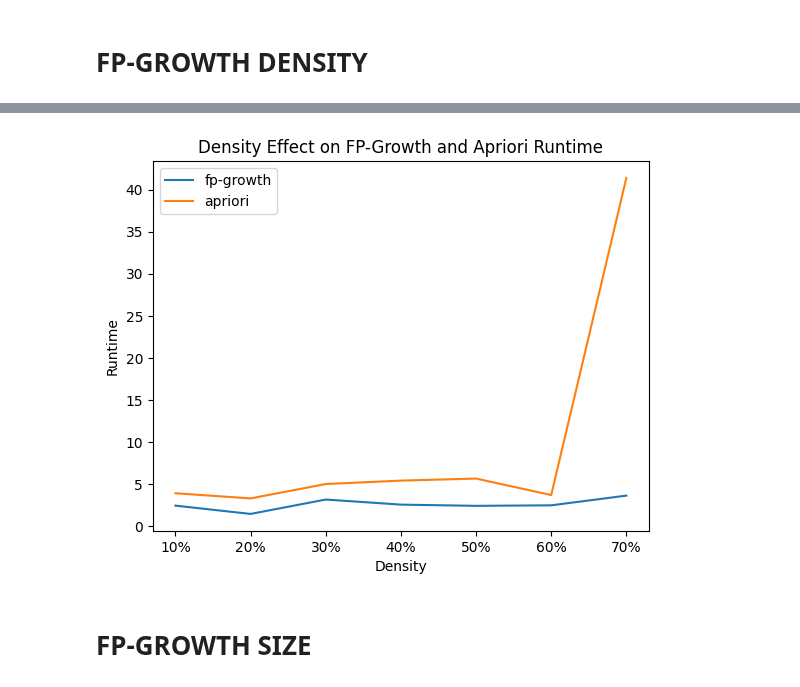
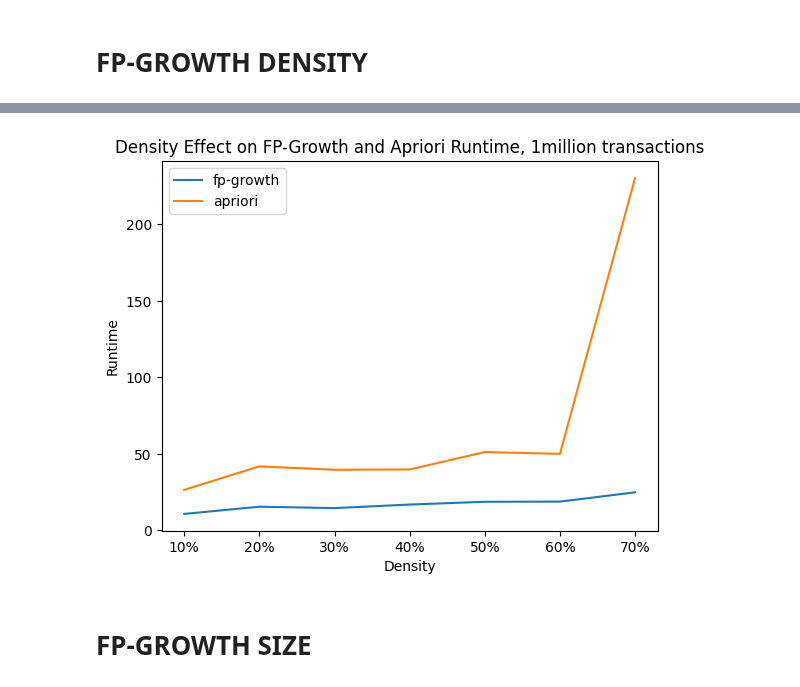
Before and after one commit to NicoloAvesani/Finding-Frequent-Itemsets-, a Jupyter notebook: MINING_PROJECT_APRIORI_ECLAT_FPGROWTH.ipynb, the cells around one changed output, grey strips where cells are left out. Cells and saved outputs as stored; diff of their text form; code cells hidden in the pictures.

```diff
--- a/MINING_PROJECT_APRIORI_ECLAT_FPGROWTH.ipynb
+++ b/MINING_PROJECT_APRIORI_ECLAT_FPGROWTH.ipynb
@@ -163,25 +170,25 @@ lenght new_array 19 = 17
 lenght new_array 20 = 4
 # %%
 size_dataset = [
-    '0.5_tsz10_tct100.0k.txt',
-    '0.5_tsz20_tct100.0k.txt',
-    '0.5_tsz30_tct100.0k.txt',
-    '0.5_tsz40_tct100.0k.txt',
-    '0.5_tsz50_tct100.0k.txt',
-    '0.5_tsz60_tct100.0k.txt',
-    '0.5_tsz70_tct100.0k.txt',
-    '0.5_tsz80_tct100.0k.txt',
-    '0.5_tsz90_tct100.0k.txt',
+    '0.5_tsz10_tct1.0m.txt',
+    '0.5_tsz20_tct1.0m.txt',
+    '0.5_tsz30_tct1.0m.txt',
+    '0.5_tsz40_tct1.0m.txt',
+    '0.5_tsz50_tct1.0m.txt',
+    '0.5_tsz60_tct1.0m.txt',
+    '0.5_tsz70_tct1.0m.txt',
+    '0.5_tsz80_tct1.0m.txt',
+    '0.5_tsz90_tct1.0m.txt',
 ]
 # %%
 density_dataset =[
-    '0.1_tsz50_tct100.0k.txt',
-    '0.2_tsz50_tct100.0k.txt',
-    '0.3_tsz50_tct100.0k.txt',
-    '0.4_tsz50_tct100.0k.txt',
-    '0.5_tsz50_tct100.0k.txt',
-    '0.6_tsz50_tct100.0k.txt',
-    '0.7_tsz50_tct100.0k.txt',
+    '0.1_tsz50_tct1.0m.txt',
+    '0.2_tsz50_tct1.0m.txt',
+    '0.3_tsz50_tct1.0m.txt',
+    '0.4_tsz50_tct1.0m.txt',
+    '0.5_tsz50_tct1.0m.txt',
+    '0.6_tsz50_tct1.0m.txt',
+    '0.7_tsz50_tct1.0m.txt',
 
 ]
 # %% [markdown]
@@ -208,7 +206,7 @@ import time
 dataset = new_array
 
 # Minimum support threshold
-min_support = 0.2
+min_support = 0.15
 
 start = time.time()
 # Apply the Apriori algorithm
@@ -631,7 +629,7 @@ if __name__ == '__main__':
     start = time.time()
 
     total_baskets = len(dataset)
-    min_support = 0.2 * total_baskets
+    min_support = 0.15 * total_baskets
 
     frequent_itemsets = find_frequent_itemsets(dataset, minimum_support=min_support, include_support=True)
 
@@ -703,16 +701,16 @@ runtime_fpgrowth_density
 # %%
 #plt fp-growh and apriori density
-plt.title('Density Effect on FP-Growth and Apriori Runtime')
+plt.title('Density Effect on FP-Growth and Apriori Runtime, 1million transactions')
 plt.plot(runtime_fpgrowth_density, label='fp-growth')
 plt.plot(runtime_apriori_density, label='apriori')
 plt.xlabel('Density')
 plt.ylabel('Runtime')
 density = ['10%','20%','30%','40%','50%','60%','70%']
 plt.xticks(range(len(density)), density)
 plt.legend()
 plt.show()
 # %% [output]
-[figure, old version]
+[figure, new version]
 # %% [markdown]
 # FP-GROWTH SIZE
 # %%
```
Also changed, not shown: parts of 38 cells of this notebook.
